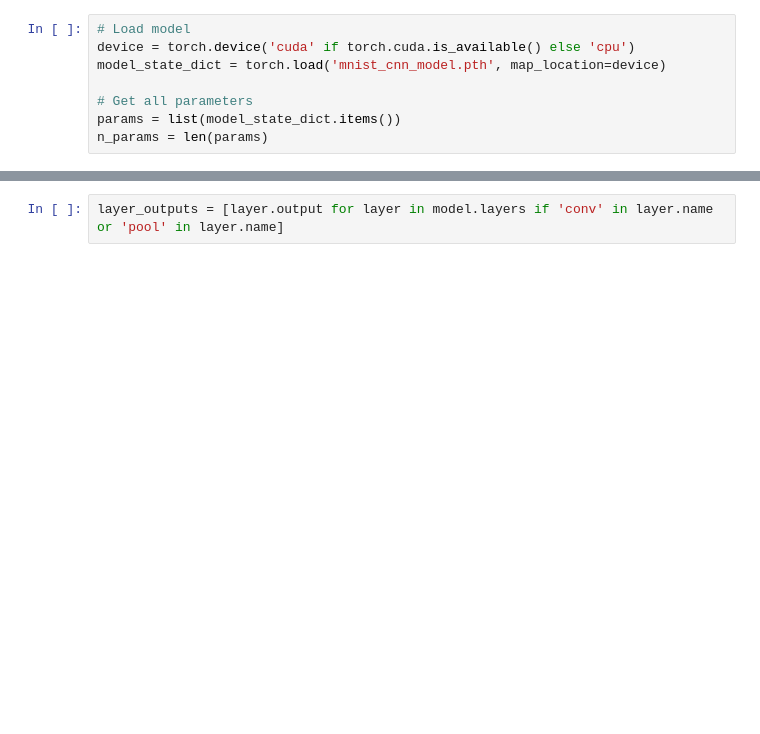
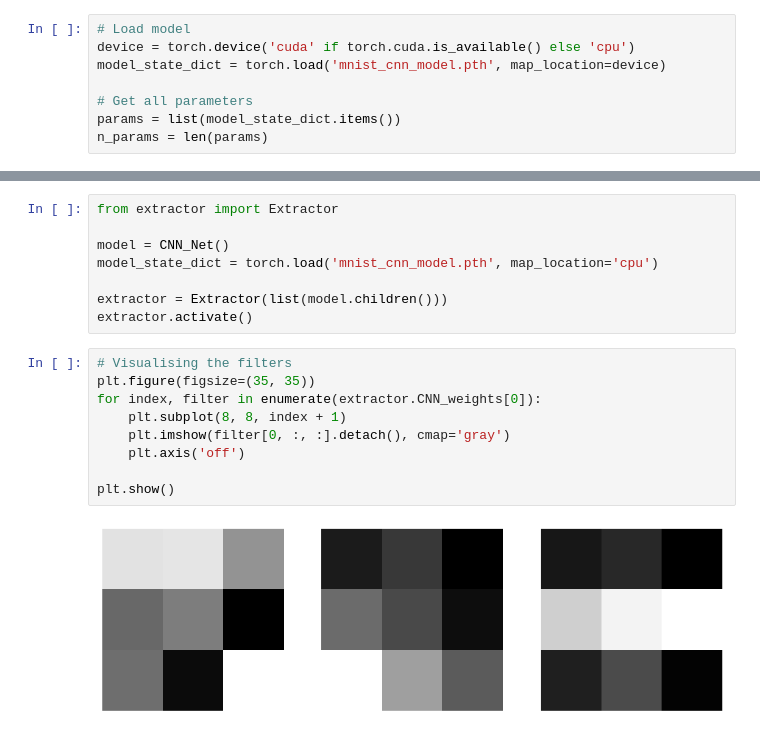
Before and after one commit to ckeegan12/MNIST_Digit_Recognition, a Jupyter notebook: lib/CNN_Model/distributions.ipynb, the cells around one changed output, grey strips where cells are left out. Drawn from its saved outputs; the diff is of its cells as text; blank space fills up the shorter version.

Commit message:
layers extraction

```diff
--- a/lib/CNN_Model/distributions.ipynb
+++ b/lib/CNN_Model/distributions.ipynb
@@ -37,2 +35,19 @@ plt.show()
 # %%
-layer_outputs = [layer.output for layer in model.layers if 'conv' in layer.name or 'pool' in layer.name]
+from extractor import Extractor
+
+model = CNN_Net()
+model_state_dict = torch.load('mnist_cnn_model.pth', map_location='cpu')
+
+extractor = Extractor(list(model.children()))
+extractor.activate()
+# %%
+# Visualising the filters
+plt.figure(figsize=(35, 35))
+for index, filter in enumerate(extractor.CNN_weights[0]):
+    plt.subplot(8, 8, index + 1)
+    plt.imshow(filter[0, :, :].detach(), cmap='gray')
+    plt.axis('off')
+
+plt.show()
+# %% [output]
+[figure, added]
```
Also changed, not shown: parts of 3 cells of this notebook, 12 other files.
